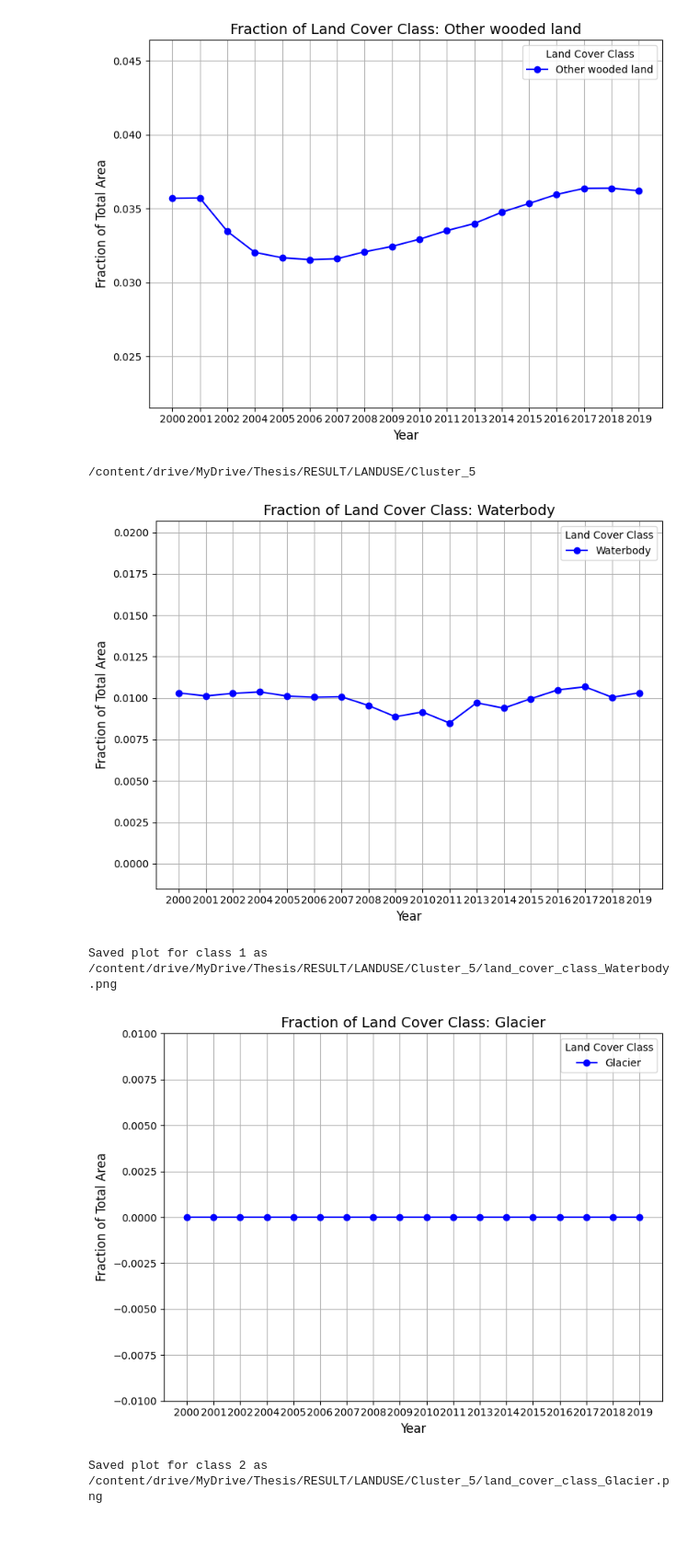
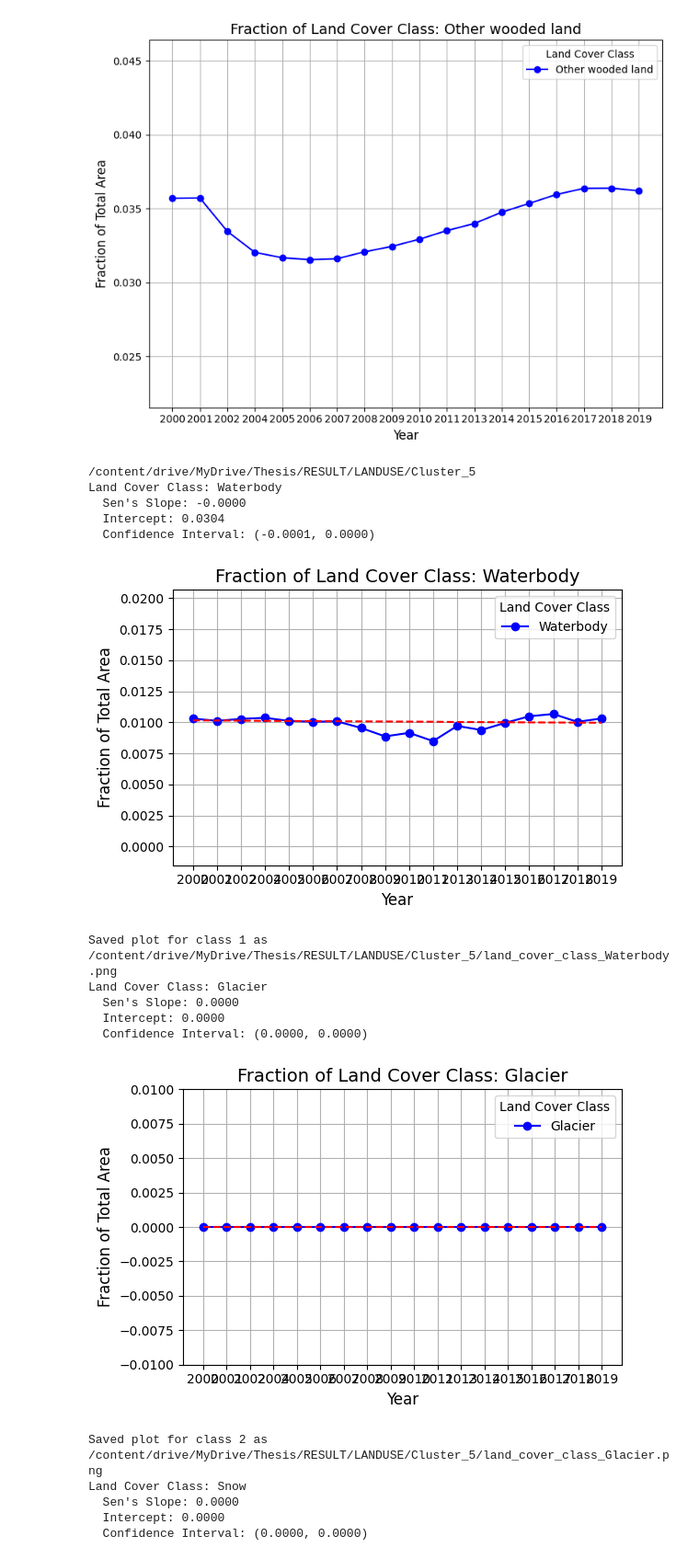
Before and after one commit to AshHydroCoder/LULC-Change, a Jupyter notebook: LULC_Change.ipynb, the cells around one changed output. Shown at 92% size. Drawn from its saved outputs; the diff is of its cells as text; code cells hidden in the pictures; blank space fills up the shorter version.

Commit message:
Added code to calculate Sen's slope

```diff
--- a/LULC_Change.ipynb
+++ b/LULC_Change.ipynb
@@ -147,7 +147,7 @@ from rasterio.mask import mask
 import geopandas as gpd
 import numpy as np
 import matplotlib.pyplot as plt
-
+from scipy.stats import theilslopes
 # Define paths
 OUT = '/content/drive/MyDrive/Thesis/REGRID/LULC Data Nepal/Output/'
 shapefile_path = '/content/drive/MyDrive/Thesis/Cluster/cluster_5_2.shp'
@@ -182,37 +182,61 @@ fractions = {lc_class: [] for lc_class in land_cover_classes}
 for year in years:
     data = land_cover_data[year]
     valid = data[data > 0]  # Exclude pixels with value 0 (no data)
     total_pixels = valid.size  # Total number of pixels in the raster
     for lc_class in land_cover_classes:
         class_pixel_count = np.sum(data == lc_class)
         fraction = class_pixel_count / total_pixels  # Calculate fraction
         fractions[lc_class].append(fraction)
 
 # Plotting
 for lc_class in land_cover_classes:
-    plt.figure(figsize=(8, 6))
+    plt.figure(figsize=(6, 4))
     fractions_class = fractions[lc_class]
     max_fraction = max(fractions_class)
     min_fraction = min(fractions_class)
-    plt.plot(years, fractions_class, marker='o', linestyle='-', color='b')
+    # Calculate Sen's slope
+    years_numeric = np.array([int(year) for year in years])
+    slope, intercept, lower, upper = theilslopes(fractions_class, years_numeric)
+      # Print the results
+    class_name = land_cover_names.get(lc_class, f"Class {lc_class}")
+    print(f"Land Cover Class: {class_name}")
+    print(f"  Sen's Slope: {slope:.4f}")
+    print(f"  Intercept: {intercept:.4f}")
+    print(f"  Confidence Interval: ({lower:.4f}, {upper:.4f})\n")
+
+    # Plot the data and the trend line
+    plt.plot(years, fractions_class, marker='o', linestyle='-', color='b', label="Data")
+    plt.plot(years, slope * years_numeric + intercept, linestyle='--', color='r', label=f"Sen's Slope: {slope:.4f}")
     #class_name = f"Class {lc_class}"  # Replace with your land_cover_names if available
     class_name = land_cover_names.get(lc_class, f"Class {lc_class}")
     plt.title(f"Fraction of Land Cover Class: {class_name}", fontsize=14)
     plt.xlabel("Year", fontsize=12)
     plt.ylabel("Fraction of Total Area", fontsize=12)
     plt.ylim(min_fraction - 0.01, max_fraction + 0.01)
     plt.grid(True)
     plt.legend([class_name], title="Land Cover Class")
     plt.tight_layout()
     plot_filename = os.path.join(output_folder, f"land_cover_class_{class_name}.png")
-    plt.savefig(plot_filename, dpi=300)  # Save with high resolution
+    plt.savefig(plot_filename, dpi=100, bbox_inches = 'tight')  # Save with high resolution
     plt.show()
     print(f"Saved plot for class {lc_class} as {plot_filename}")
 
     plt.close()
 # %% [output]
 /content/drive/MyDrive/Thesis/RESULT/LANDUSE/Cluster_5
+Land Cover Class: Waterbody
+  Sen's Slope: -0.0000
+  Intercept: 0.0304
+  Confidence Interval: (-0.0001, 0.0000)
-[figure, old version]
+[figure, new version]
 Saved plot for class 1 as /content/drive/MyDrive/Thesis/RESULT/LANDUSE/Cluster_5/land_cover_class_Waterbody.png
+Land Cover Class: Glacier
+  Sen's Slope: 0.0000
+  Intercept: 0.0000
+  Confidence Interval: (0.0000, 0.0000)
-[figure, old version]
+[figure, new version]
 Saved plot for class 2 as /content/drive/MyDrive/Thesis/RESULT/LANDUSE/Cluster_5/land_cover_class_Glacier.png
+Land Cover Class: Snow
+  Sen's Slope: 0.0000
+  Intercept: 0.0000
+  Confidence Interval: (0.0000, 0.0000)
```
Also changed, not shown: parts of 1 cell of this notebook.
